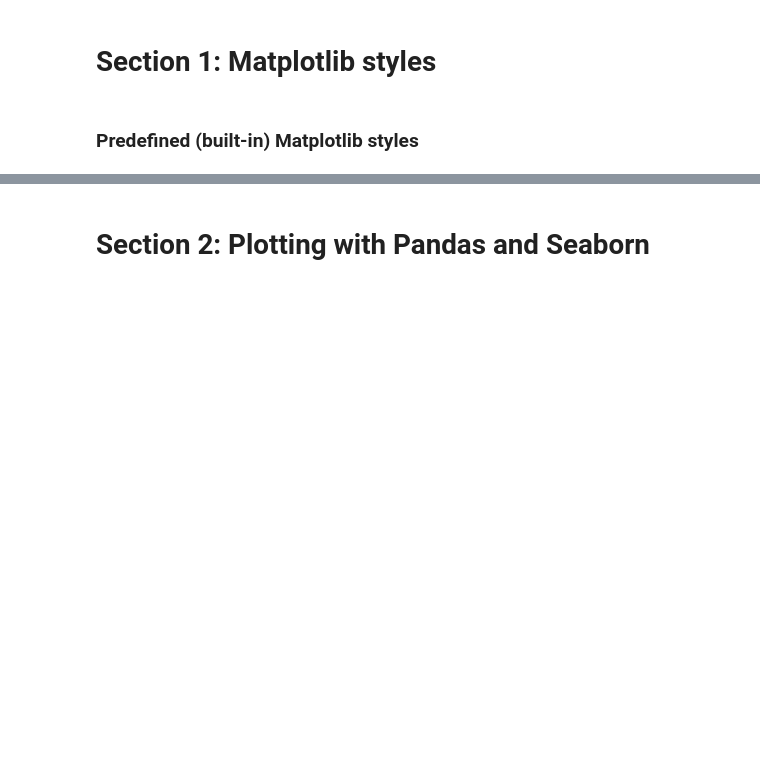
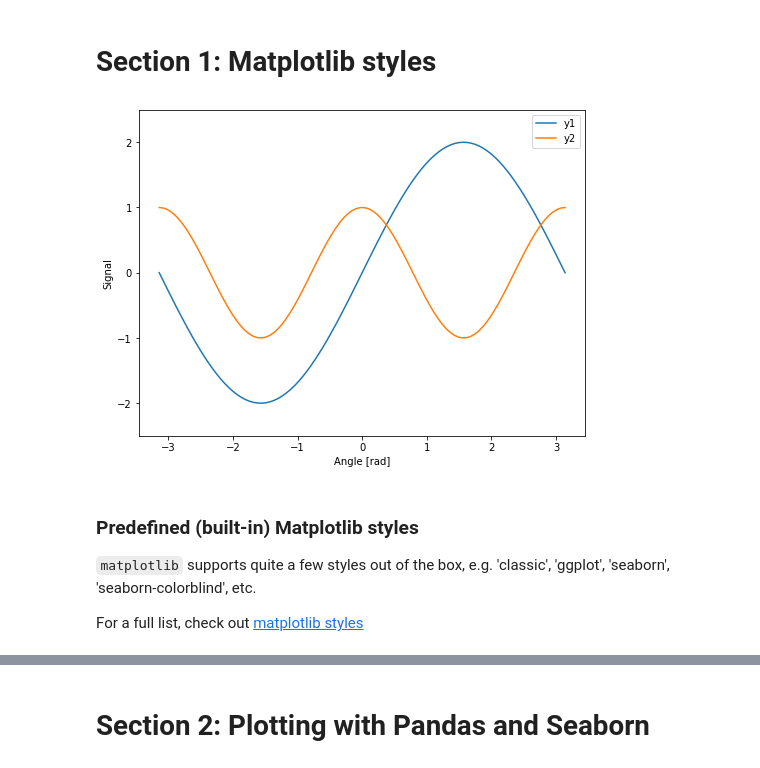
Before and after one commit to GuckLab/SciViz, a Jupyter notebook: workshops/WS3_styles_and_pd-sns.ipynb, the cells around one changed output, grey strips where cells are left out. Saved outputs shown, nothing was run; the diff lists cells and outputs as text; code cells hidden in the pictures; blank space fills up the shorter version.

```diff
--- a/workshops/WS3_styles_and_pd-sns.ipynb
+++ b/workshops/WS3_styles_and_pd-sns.ipynb
@@ -42,5 +44,33 @@ import matplotlib.pyplot as plt
 import numpy as np
 # %% [markdown]
 # Section 1: Matplotlib styles
+# %%
+# creating some dummy data again
+x = np.linspace(-np.pi, np.pi, 100)
+y1 = 2 * np.sin(x)
+y2 = np.cos(2 * x)
+# %%
+# defining a demo figure for demonstration purposes
+def plot_demo_figure(x, y1, y2):
+        fig, axs = plt.subplots(1,1, figsize=(8, 6))
+        axs.plot(x, y1, label='y1')
+        axs.plot(x, y2, label='y2')
+
+        axs.legend()
+        axs.set_xlabel('Angle [rad]')
+        axs.set_ylabel('Signal')
+
+        axs.set_ylim(-2.5, 2.5)
+
+        plt.show()
+# %%
+# and that's how matplotlib looks by default
+plot_demo_figure(x, y1, y2)
+# %% [output]
+[figure, added]
 # %% [markdown]
 ### Predefined (built-in) Matplotlib styles
+
+`matplotlib` supports quite a few styles out of the box, e.g. 'classic', 'ggplot', 'seaborn', 'seaborn-colorblind', etc.
+
+For a full list, check out [matplotlib styles](https://matplotlib.org/stable/gallery/style_sheets/style_sheets_reference.html)
```
Also changed, not shown: parts of 18 cells of this notebook, 3 other files.
